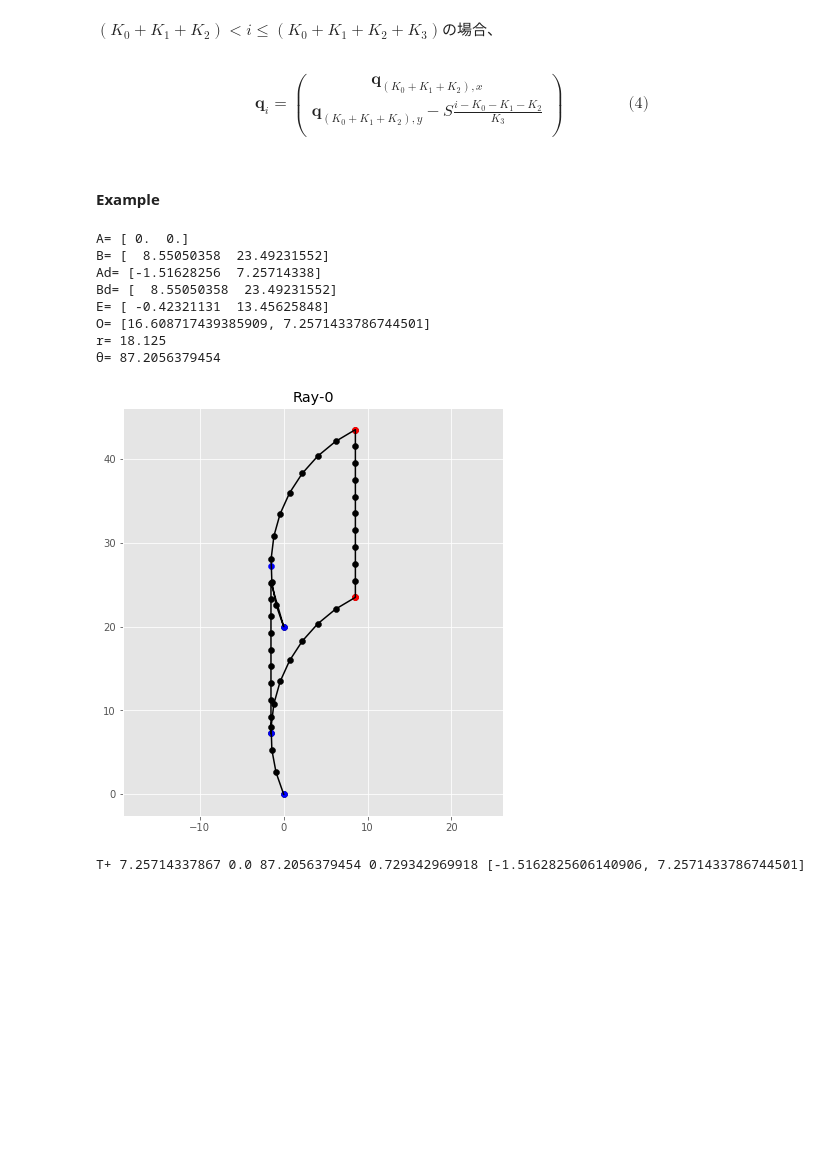
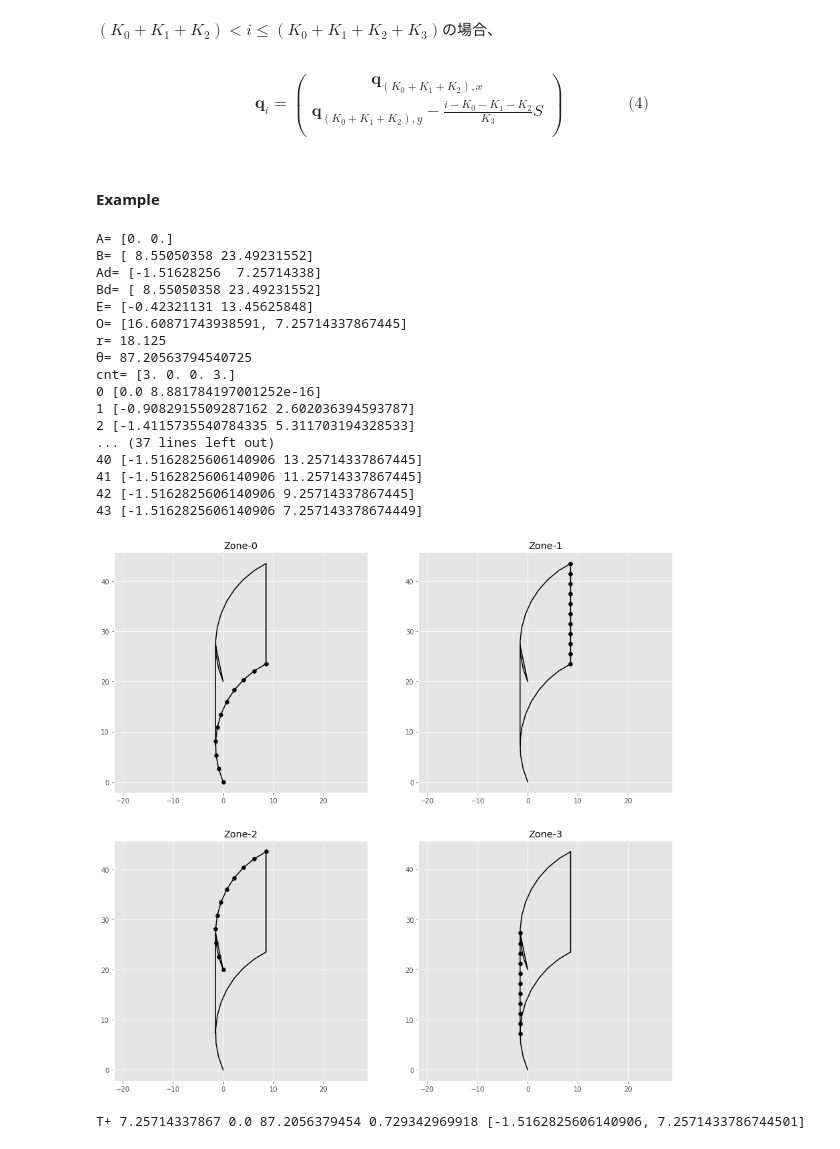
Before and after one commit to TerukiKOJIMA/WindowThermalSpec, a Jupyter notebook: HorizontalBlindAngularProperty.ipynb, the cells around one changed output. Cells and saved outputs as stored; diff of their text form; code cells hidden in the pictures; blank space fills up the shorter version.

```diff
--- a/HorizontalBlindAngularProperty.ipynb
+++ b/HorizontalBlindAngularProperty.ipynb
@@ -1142,7 +1145,7 @@ $$
 \displaystyle \boldsymbol{q}_i =
 \begin{pmatrix}
 \displaystyle \boldsymbol{q}_{(K_0 + K_1 + K_2),x} \\
-\displaystyle \boldsymbol{q}_{(K_0 + K_1 + K_2),y} - S \frac{i - K_0 - K_1 - K_2}{K_3} \\
+\displaystyle \boldsymbol{q}_{(K_0 + K_1 + K_2),y} - \frac{i - K_0 - K_1 - K_2}{K_3} S \\
 \end{pmatrix}
 \qquad\qquad\text{(4)}
 $$
@@ -1222,52 +1273,79 @@ if __name__ == '__main__':
 
     Ad = slat_additional_position(hbl, O, r, A, B)[0]
     Bd = slat_additional_position(hbl, O, r, A, B)[1]
     Cd = slat_additional_position(hbl, O, r, A, B)[2]
     Dd = slat_additional_position(hbl, O, r, A, B)[3]
 
     if hbl.d == 0: q = position_vector_flat_q(hbl, K)
     elif hbl.d != 0: q = position_vector_curve_q(hbl, K, O, r, theta, A, B, C, D, Ad, Bd, Cd, Dd)
 
+    cnt = position_vector_qd(K, q, A, B, C, D, Ad, Bd, Cd, Dd)[0]
+    qd = position_vector_qd(K, q, A, B, C, D, Ad, Bd, Cd, Dd)[1]
+    Kd = position_vector_qd(K, q, A, B, C, D, Ad, Bd, Cd, Dd)[2]
+
     print('A=', A)
     print('B=', B)
     print('Ad=', Ad)
     print('Bd=', Bd)
     print('E=', E)
     print('O=', O)
     print('r=', r)
     print('θ=', theta)
 
-    l = 2
+    print('cnt=', cnt)
+    #print(q)
+
+    Kdall = np.sum(Kd)
+    for i in range(Kdall):
+        print(i, qd[i])
+
+    l = 5
     ax = np.empty(l, dtype = np.object)
     fig = plt.figure(figsize = (15, 7.5 * ((l + 1) // 2)))
     plt.style.use('ggplot')
 
     for ll in range(l-1):
         ax[ll] = fig.add_subplot((l+1) // 2, 2, ll + 1)
-        ax[ll].set_title('Ray-' + str(ll))
-        ax[ll].scatter(q[:, 0], q[:, 1], color='k')
-        ax[ll].plot(q[:, 0], q[:, 1], color='k')
-        ax[ll].scatter(A[0], A[1], color='b')
-        ax[ll].scatter(B[0], B[1], color='r')
-        ax[ll].scatter(C[0], C[1], color='r')
-        ax[ll].scatter(D[0], D[1], color='b')
-        ax[ll].scatter(Ad[0], Ad[1], color='b')
-        ax[ll].scatter(Bd[0], Bd[1], color='r')
-        ax[ll].scatter(Cd[0], Cd[1], color='r')
-        ax[ll].scatter(Dd[0], Dd[1], color='b')
+        ax[ll].set_title('Zone-' + str(ll))
+        if ll == 0:
+            ax[ll].scatter(qd[:Kd[0], 0], qd[:Kd[0], 1], color='k')
+        elif ll == 1:
+            ax[ll].scatter(qd[Kd[0]:Kd[0]+Kd[1], 0], qd[Kd[0]:Kd[0]+Kd[1], 1], color='k')
+        elif ll == 2:
+            ax[ll].scatter(qd[Kd[0]+Kd[1]:Kd[0]+Kd[1]+Kd[2], 0], qd[Kd[0]+Kd[1]:Kd[0]+Kd[1]+Kd[2], 1], color='k')
+        elif ll == 3:
+            ax[ll].scatter(qd[Kd[0]+Kd[1]+Kd[2]:Kd[0]+Kd[1]+Kd[2]+Kd[3], 0], qd[Kd[0]+Kd[1]+Kd[2]:Kd[0]+Kd[1]+Kd[2]+Kd[3], 1], color='k')
+        ax[ll].plot(qd[:, 0], qd[:, 1], color='k')
+        #ax[ll].scatter(A[0], A[1], color='b')
+        #ax[ll].scatter(B[0], B[1], color='r')
+        #ax[ll].scatter(C[0], C[1], color='r')
+        #ax[ll].scatter(D[0], D[1], color='b')
+        #ax[ll].scatter(Ad[0], Ad[1], color='b')
+        #ax[ll].scatter(Bd[0], Bd[1], color='r')
+        #ax[ll].scatter(Cd[0], Cd[1], color='r')
+        #ax[ll].scatter(Dd[0], Dd[1], color='b')
         plt.axis('equal')
 
     plt.show()
 # %% [output]
-A= [ 0.  0.]
-B= [  8.55050358  23.49231552]
+A= [0. 0.]
+B= [ 8.55050358 23.49231552]
 Ad= [-1.51628256  7.25714338]
-Bd= [  8.55050358  23.49231552]
-E= [ -0.42321131  13.45625848]
-O= [16.608717439385909, 7.2571433786744501]
+Bd= [ 8.55050358 23.49231552]
+E= [-0.42321131 13.45625848]
+O= [16.60871743938591, 7.25714337867445]
 r= 18.125
-θ= 87.2056379454
+θ= 87.20563794540725
+cnt= [3. 0. 0. 3.]
+0 [0.0 8.881784197001252e-16]
+1 [-0.9082915509287162 2.602036394593787]
+2 [-1.4115735540784335 5.311703194328533]
+... (37 lines left out)
+40 [-1.5162825606140906 13.25714337867445]
+41 [-1.5162825606140906 11.25714337867445]
+42 [-1.5162825606140906 9.25714337867445]
+43 [-1.5162825606140906 7.257143378674449]
-[figure, old version]
+[figure, new version]
 # %%
 #4 スラット円弧の位置ベクトルのみ
 
```
Also changed, not shown: parts of 4 cells of this notebook.
